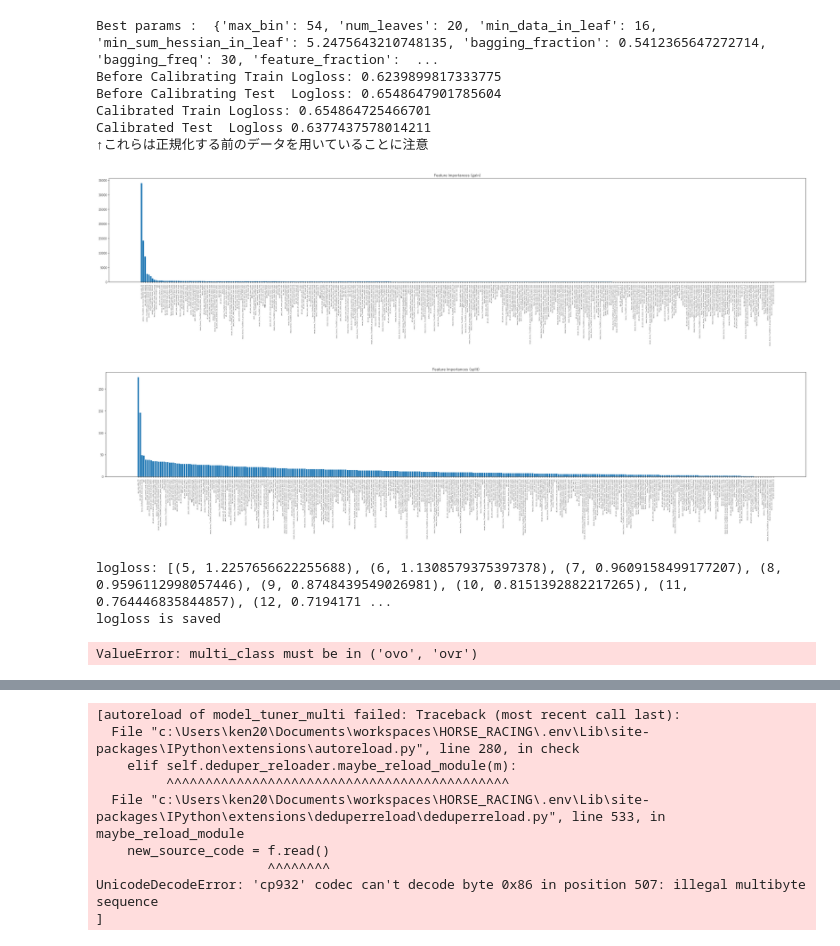
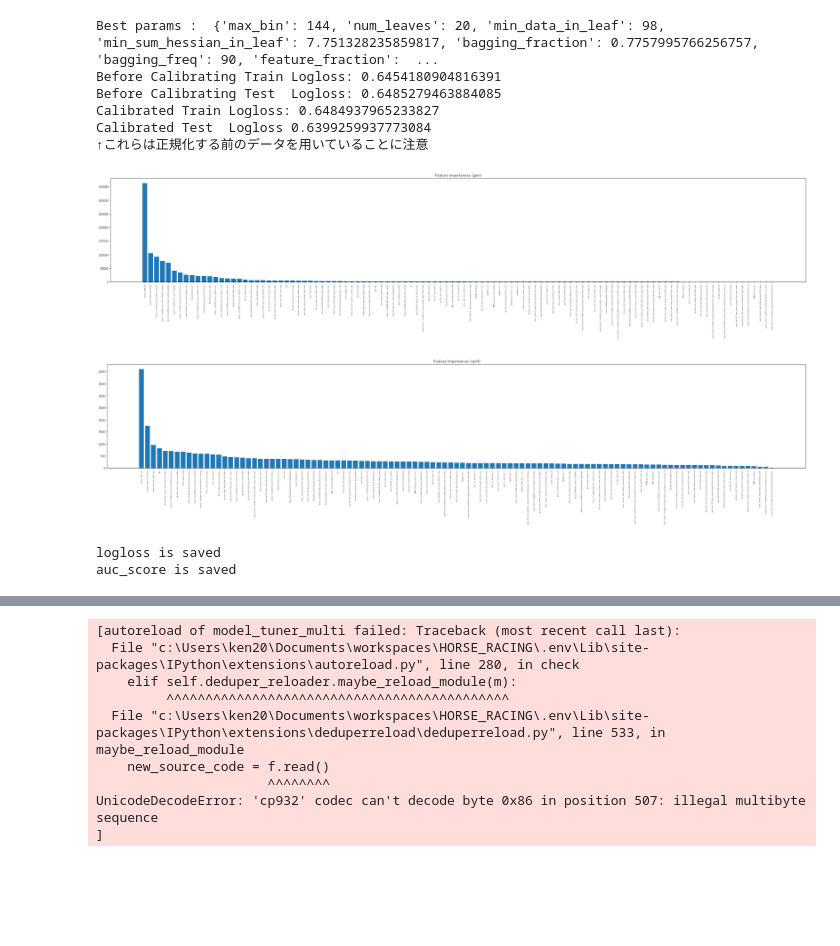
Before and after one commit to NaganagaKen/HORSE_RACING, a Jupyter notebook: Notebook/JV_eda.ipynb, the cells around one changed output, grey strips where cells are left out. Saved outputs shown, nothing was run; the diff lists cells and outputs as text; code cells hidden in the pictures; blank space fills up the shorter version.

```diff
--- a/Notebook/JV_eda.ipynb
+++ b/Notebook/JV_eda.ipynb
@@ -12,12 +12,16 @@ sys.path.append(str(module_path))
 import my_modules, model_tuner, model_tuner_multi, features
 
 pd.set_option("display.max_columns", None)
-pd.set_option("display.max_info_columns", 100)
+pd.option_context(
+        'display.max_info_rows', None,     # 行しきい値を無制限
+        'display.max_info_columns', None
+        )
+
 plt.rcParams['font.family'] = 'Yu Gothic'
 
 %load_ext autoreload
 %autoreload 2
 %reload_ext autoreload
 # %%
-df = pd.read_csv("../Data/train_data_tmp.csv", encoding="shift-jis")
-odds_df = pd.read_csv("../Data/Time_Series_Odds_win_odds.csv", encoding="shift-jis")
+df = pd.read_csv("../Data/train_data_JV_2008.csv", encoding="cp932")
+# odds_df = pd.read_csv("../Data/Time_Series_Odds_win_odds.csv", encoding="shift-jis")
@@ -56,0 +41,3 @@ df3.head()
+# %%
+# 計算に時間がかかりすぎるので、とりあえず2020年からのデータをつかって実験
+df3 = df3[df3.year >= 2018]
@@ -96,0 +73,5 @@ df4[feature_col2].tail()
+# %%
+# cold start問題を解決するために、最初1年分のデータを切り捨てる。
+years = sorted(df4["year"].unique())
+df4 = df4[df4.year > years[0]]
+df4.head()
@@ -97,4 +190,4 @@ df4[feature_col2].tail()
 # %%
-memo = "saving score test"
-model, df_pred = model_tuner_multi.multi_lightGBM(df4, feature_col2, memo=memo, n_trials=2, save_result=True, visualization=True)
+memo = "n_trials: 5->10, n_trials = 100"
+model, df_pred = model_tuner_multi.multi_lightGBM(df5, feature_col3, memo=memo, n_trials=100, save_result=True, visualization=True)
 # %% [output]
@@ -104,11 +211,10 @@ model, df_pred = model_tuner_multi.multi_lightGBM(df4, feature_col2, memo=memo,
-Best params :  {'max_bin': 54, 'num_leaves': 20, 'min_data_in_leaf': 16, 'min_sum_hessian_in_leaf': 5.2475643210748135, 'bagging_fraction': 0.5412365647272714, 'bagging_freq': 30, 'feature_fraction':  ...
-Before Calibrating Train Logloss: 0.6239899817333775
-Before Calibrating Test  Logloss: 0.6548647901785604
-Calibrated Train Logloss: 0.654864725466701
-Calibrated Test  Logloss 0.6377437578014211
+Best params :  {'max_bin': 144, 'num_leaves': 20, 'min_data_in_leaf': 98, 'min_sum_hessian_in_leaf': 7.751328235859817, 'bagging_fraction': 0.7757995766256757, 'bagging_freq': 90, 'feature_fraction':  ...
+Before Calibrating Train Logloss: 0.6454180904816391
+Before Calibrating Test  Logloss: 0.6485279463884085
+Calibrated Train Logloss: 0.6484937965233827
+Calibrated Test  Logloss 0.6399259937773084
 ↑これらは正規化する前のデータを用いていることに注意
-[figure, old version]
+[figure, new version]
-[figure, old version]
+[figure, new version]
-logloss: [(5, 1.2257656622255688), (6, 1.1308579375397378), (7, 0.9609158499177207), (8, 0.9596112998057446), (9, 0.8748439549026981), (10, 0.8151392882217265), (11, 0.764446835844857), (12, 0.7194171 ...
 logloss is saved
+auc_score is saved
-ValueError: multi_class must be in ('ovo', 'ovr')
```
Also changed, not shown: parts of 12 cells of this notebook, 8 other files.
